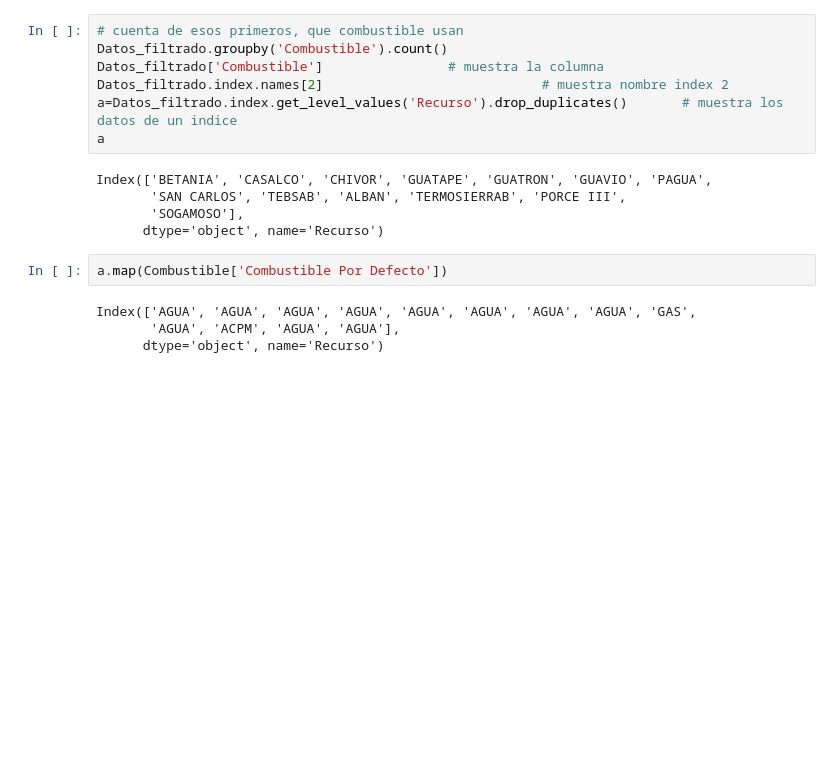
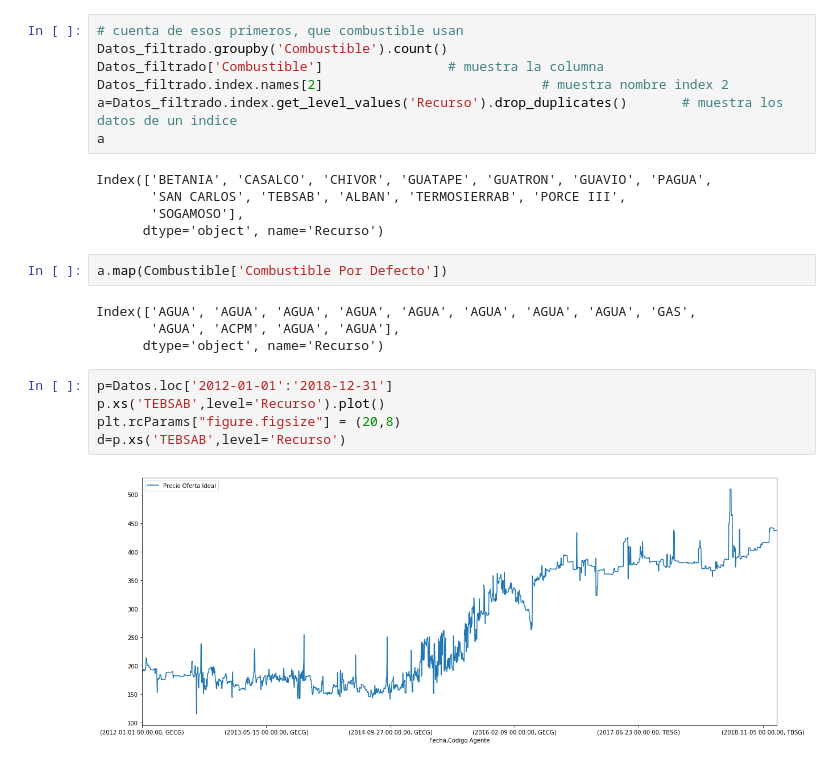
Before and after one commit to Vamarinpe/PAE, a Jupyter notebook: CodRecurso.ipynb, the cells around one changed output. Saved outputs shown, nothing was run; the diff lists cells and outputs as text; blank space fills up the shorter version.

```diff
--- a/CodRecurso.ipynb
+++ b/CodRecurso.ipynb
@@ -182,3 +182,10 @@ a.map(Combustible['Combustible Por Defecto'])
 Index(['AGUA', 'AGUA', 'AGUA', 'AGUA', 'AGUA', 'AGUA', 'AGUA', 'AGUA', 'GAS',
        'AGUA', 'ACPM', 'AGUA', 'AGUA'],
       dtype='object', name='Recurso')
+# %%
+p=Datos.loc['2012-01-01':'2018-12-31']
+p.xs('TEBSAB',level='Recurso').plot()
+plt.rcParams["figure.figsize"] = (20,8)
+d=p.xs('TEBSAB',level='Recurso')
+# %% [output]
+[figure, added]
```
Also changed, not shown: parts of 2 cells of this notebook.
